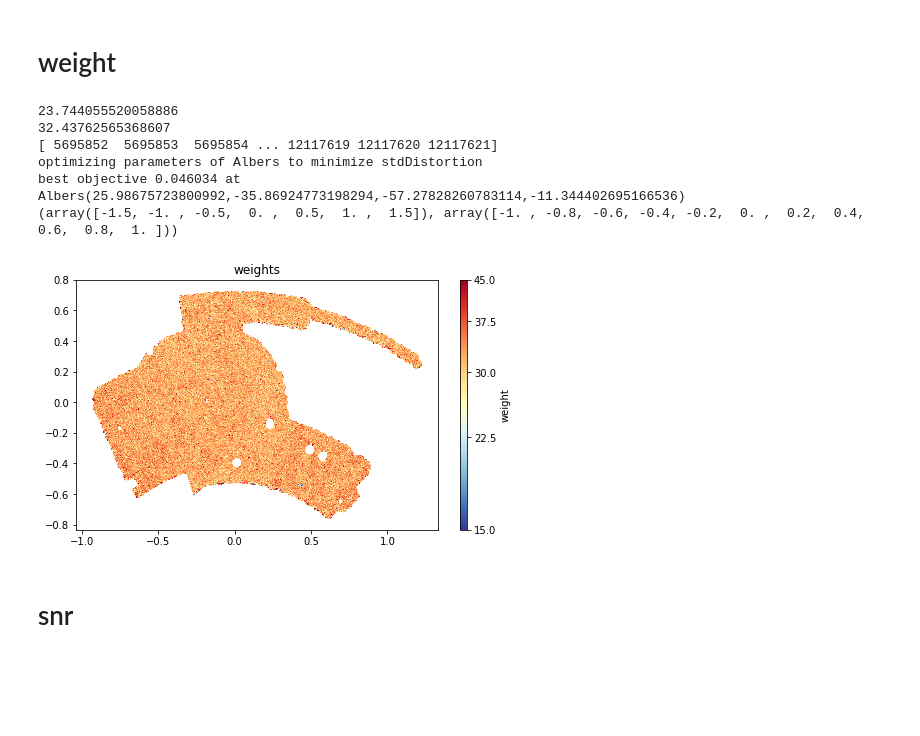
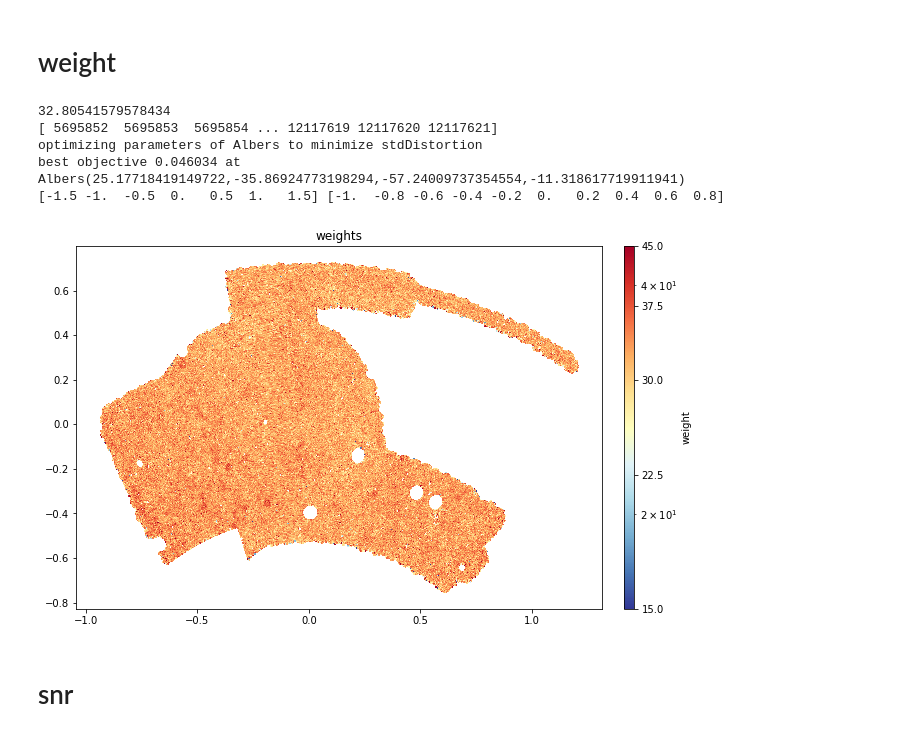
Before and after one commit to des-science/Y3_shearcat_tests, a Jupyter notebook: Maps/MapSys.ipynb, the cells around one changed output. Cells and saved outputs as stored; diff of their text form; code cells hidden in the pictures; blank space fills up the shorter version.

```diff
--- a/Maps/MapSys.ipynb
+++ b/Maps/MapSys.ipynb
@@ -231,25 +262,20 @@ print R22_1_all_w
 # %% [markdown]
 # n_eff
 # %%
-sizz = 7 # size plots
-sel_label = 'metacal' #or all
-
-if sel_label == 'metacal':
-    selection_mask = copy.copy(select_metacal)
-elif sel_label == 'all':
-    selection_mask = copy.copy(select_all)
+%matplotlib inline
+sizz = 10 # size plots
 
 if not os.path.exists('./figures_maps/'):
     os.mkdir('./figures_maps/')
 #neff map ******************
 desy3_map = np.zeros(hp.nside2npix(nside))
-pix1 = convert_to_pix_coord(ra_master[selection_mask],dec_master[selection_mask], nside=nside)
+pix1 = convert_to_pix_coord(ra,dec, nside=nside)
 
 unique_pix1, idx1, idx_rep1 = np.unique(pix1, return_index=True, return_inverse=True)
 desy3_map[unique_pix1] += np.bincount(idx_rep1, weights=np.ones(len(pix1)))
 mas_desy3 = desy3_map!=0.
 res = desy3_map/(hp.pixelfunc.nside2pixarea(nside,degrees=True)*(60*60)) #/R_ave
-print 'n_eff: ',np.mean(res[mas_desy3])
+print ('n_eff: ',np.mean(res[mas_desy3]))
 skm_plot(res, ~mas_desy3 , sep=15 , title = 'n_eff (H12, no weights)',add_rmp=False, ra = [], dec = [], richness = [], x_size = sizz, y_size = sizz, vmin = 0, vmax = 15,small_scale='True')
 plt.savefig('./figures_maps/number_density.pdf')
 plt.show()
@@ -260,14 +286,14 @@ plt.show()
 desy3_map_w = np.zeros(hp.nside2npix(nside))
 desy3_map_w2 = np.zeros(hp.nside2npix(nside))
 
-pix1 = convert_to_pix_coord(ra_master[selection_mask],dec_master[selection_mask], nside=nside)
+pix1 = convert_to_pix_coord(ra,dec, nside=nside)
 
 unique_pix1, idx1, idx_rep1 = np.unique(pix1, return_index=True, return_inverse=True)
-desy3_map_w[unique_pix1] += np.bincount(idx_rep1, weights=w[selection_mask])
-desy3_map_w2[unique_pix1] += np.bincount(idx_rep1, weights=w[selection_mask]**2)
+desy3_map_w[unique_pix1] += np.bincount(idx_rep1, weights=w)
+desy3_map_w2[unique_pix1] += np.bincount(idx_rep1, weights=w**2)
 
 res_w = desy3_map_w**2/desy3_map_w2/(hp.pixelfunc.nside2pixarea(nside,degrees=True)*(60*60)) #/R_ave
-print 'n_eff: ',np.mean(res_w[mas_desy3])
+print( 'n_eff: ',np.mean(res_w[mas_desy3]))
 skm_plot(res_w, ~mas_desy3 , sep=15 , title = 'n_eff (H12, with weights)',add_rmp=False, ra = [], dec = [], richness = [], x_size = sizz, y_size = sizz, vmin = 0, vmax = 15,small_scale='True')
 plt.savefig('./figures_maps/number_density_H12.pdf')
 plt.show()
@@ -283,34 +309,25 @@ best objective 0.046034 at Albers(25.98675723800992,-35.86924773198294,-57.27828
 # %% [markdown]
 # weight
 # %%
-sizz = 7 # size plots
-sel_label = 'metacal' #or all
-
-if sel_label == 'metacal':
-    selection_mask = copy.copy(select_metacal)
-elif sel_label == 'all':
-    selection_mask = copy.copy(select_all)
-
-print(np.mean(w))
+sizz = 10 # size plots
 
 w_map = np.zeros(hp.nside2npix(nside))
-pix1 = convert_to_pix_coord(ra_master[selection_mask],dec_master[selection_mask], nside=nside)
+pix1 = convert_to_pix_coord(ra,dec, nside=nside)
 unique_pix1, idx1, idx_rep1 = np.unique(pix1, return_index=True, return_inverse=True)
-w_map[unique_pix1] += np.bincount(idx_rep1, weights=w[selection_mask])
+w_map[unique_pix1] += np.bincount(idx_rep1, weights=w)
 
 mas_desy3 = desy3_map!=0.
 w_map[mas_desy3] = w_map[mas_desy3]/desy3_map[mas_desy3]
 print(np.mean(w_map[mas_desy3]))
 log_skm_plot(w_map, ~mas_desy3 , sep=15 , title = 'weights',add_rmp=False, ra = [], dec = [], richness = [], x_size = sizz, y_size = sizz, cb_label = 'weight', vmin = 15, vmax = 45,small_scale='True')
 plt.savefig('./figures_maps/weight.pdf')
 # %% [output]
-23.744055520058886
-32.43762565368607
+32.80541579578434
 [ 5695852  5695853  5695854 ... 12117619 12117620 12117621]
 optimizing parameters of Albers to minimize stdDistortion
-best objective 0.046034 at Albers(25.98675723800992,-35.86924773198294,-57.27828260783114,-11.344402695166536)
-(array([-1.5, -1. , -0.5,  0. ,  0.5,  1. ,  1.5]), array([-1. , -0.8, -0.6, -0.4, -0.2,  0. ,  0.2,  0.4,  0.6,  0.8,  1. ]))
+best objective 0.046034 at Albers(25.17718419149722,-35.86924773198294,-57.24009737354554,-11.318617719911941)
+[-1.5 -1.  -0.5  0.   0.5  1.   1.5] [-1.  -0.8 -0.6 -0.4 -0.2  0.   0.2  0.4  0.6  0.8]
-[figure, old version]
+[figure, new version]
 # %% [markdown]
 # snr
 # %%
```
Also changed, not shown: parts of 12 cells of this notebook, 10 other files.
